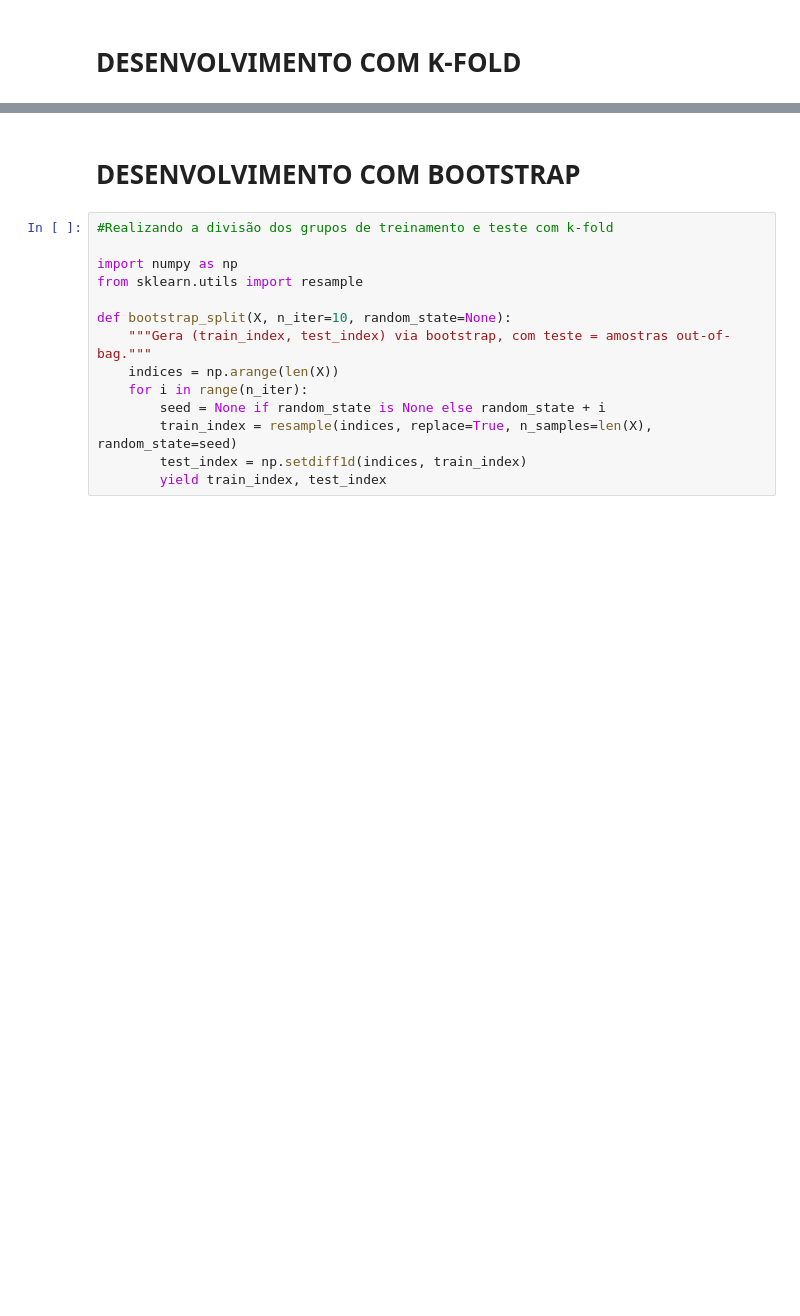
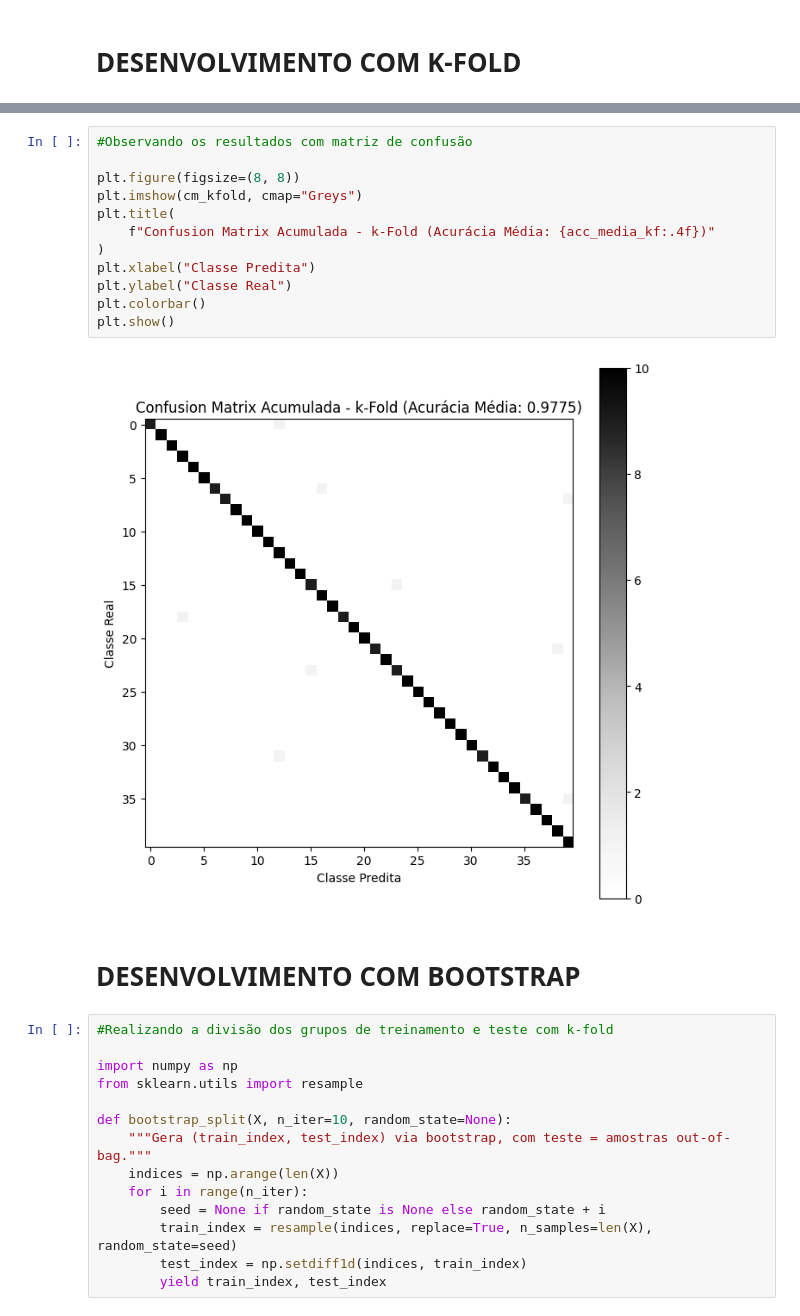
Before and after one commit to ProjetosNicolasGarcia/sistemas_inteligentes_ufabc, a Jupyter notebook: EC_2.ipynb, the cells around one changed output, grey strips where cells are left out. Saved outputs shown, nothing was run; the diff lists cells and outputs as text; blank space fills up the shorter version.

```diff
--- a/EC_2.ipynb
+++ b/EC_2.ipynb
@@ -81,3 +165,17 @@ Fold 4: treino=320, teste=80
+# %%
+#Observando os resultados com matriz de confusão
+
+plt.figure(figsize=(8, 8))
+plt.imshow(cm_kfold, cmap="Greys")
+plt.title(
+    f"Confusion Matrix Acumulada - k-Fold (Acurácia Média: {acc_media_kf:.4f})"
+)
+plt.xlabel("Classe Predita")
+plt.ylabel("Classe Real")
+plt.colorbar()
+plt.show()
+# %% [output]
+[figure, added]
 # %% [markdown]
 # **DESENVOLVIMENTO COM BOOTSTRAP**
 # %%
```
Also changed, not shown: parts of 12 cells of this notebook.
